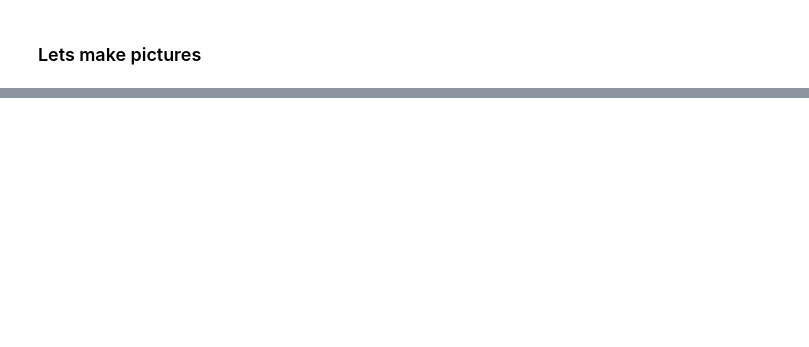
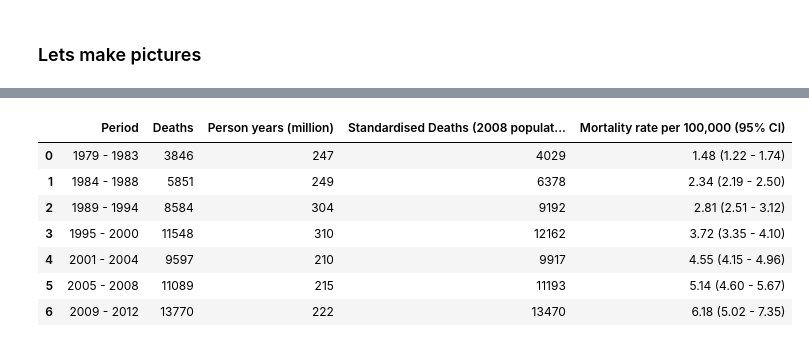
Before and after one commit to drcjar/pypf, a Jupyter notebook: notebooks/pypf_analysis.ipynb, the cells around one changed output, grey strips where cells are left out. Drawn from its saved outputs; the diff is of its cells as text; code cells hidden in the pictures; blank space fills up the shorter version.

```diff
--- a/notebooks/pypf_analysis.ipynb
+++ b/notebooks/pypf_analysis.ipynb
@@ -306,0 +305,39 @@ df.head()
+# %%
+periods = {}
+periods[0] = ['1979', '1980', '1981', '1982', '1983']
+periods[1] = ['1984', '1985', '1986', '1987', '1988']
+periods[2] = ['1989', '1990', '1991', '1992', '1993', '1994']
+periods[3] = ['1995', '1996', '1997', '1998', '1999', '2000']
+periods[4] = ['2001', '2002', '2003', '2004']
+periods[5] = ['2005', '2006', '2007', '2008']
+periods[6] = ['2009', '2010', '2011', '2012']
+
+ipf_results = []
+asbestos_results = []
+all_meso_results = []
+cor_meso_results = []
+
+for i, item in enumerate(periods):
+    ipf_results.append(year_analysis(periods[i], 'IPF'))
+    asbestos_results.append(year_analysis(periods[i], 'Asbestosis'))
+    all_meso_results.append(year_analysis(periods[i], 'All Mesothelioma'))
+
+
+dfipf = pd.DataFrame(ipf_results, columns=['Period', 'Deaths', 'Person years (million)', 'Standardised Deaths (2008 population)', 'Mortality rate per 100,000 (95% CI)'])
+dfasb = pd.DataFrame(asbestos_results, columns=['Period', 'Deaths', 'Person years (million)', 'Standardised Deaths (2008 population)', 'Mortality rate per 100,000 (95% CI)'])
+dfmes1 = pd.DataFrame(all_meso_results, columns=['Period', 'Deaths', 'Person years (million)', 'Standardised Deaths (2008 population)', 'Mortality rate per 100,000 (95% CI)'])
+
+#corrected meso is a special case...
+
+periods = {}
+periods[0] = ['1979', '1980', '1981', '1982', '1983']
+periods[1] = ['1984', '1985', '1986', '1987', '1988']
+periods[2] = ['1989', '1990', '1991', '1992', '1993', '1994']
+periods[3] = ['1995', '1996', '1997', '1998', '1999', '2000']
+
+cor_meso_results = []
+
+for i, item in enumerate(periods):
+    cor_meso_results.append(year_analysis2(periods[i], 'Pulmonary Mesothelioma'))
+
+dfmes2 = pd.DataFrame(cor_meso_results, columns=['Period', 'Deaths', 'Person years (million)', 'Standardised Deaths (2008 population)', 'Mortality rate per 100,000 (95% CI)'])
@@ -306,0 +348,11 @@ df.head()
+# %%
+dfipf
+# %% [output]
+|  | Period | Deaths | Person years (million) | Standardised Deaths (2008 populat... | Mortality rate per 100,000 (95% CI) |
+| 0 | 1979 - 1983 | 3846 | 247 | 4029 | 1.48 (1.22 - 1.74) |
+| 1 | 1984 - 1988 | 5851 | 249 | 6378 | 2.34 (2.19 - 2.50) |
+| 2 | 1989 - 1994 | 8584 | 304 | 9192 | 2.81 (2.51 - 3.12) |
+| 3 | 1995 - 2000 | 11548 | 310 | 12162 | 3.72 (3.35 - 4.10) |
+| 4 | 2001 - 2004 | 9597 | 210 | 9917 | 4.55 (4.15 - 4.96) |
+| 5 | 2005 - 2008 | 11089 | 215 | 11193 | 5.14 (4.60 - 5.67) |
+| 6 | 2009 - 2012 | 13770 | 222 | 13470 | 6.18 (5.02 - 7.35) |
```
Also changed, not shown: parts of 22 cells of this notebook, 8 other files.
